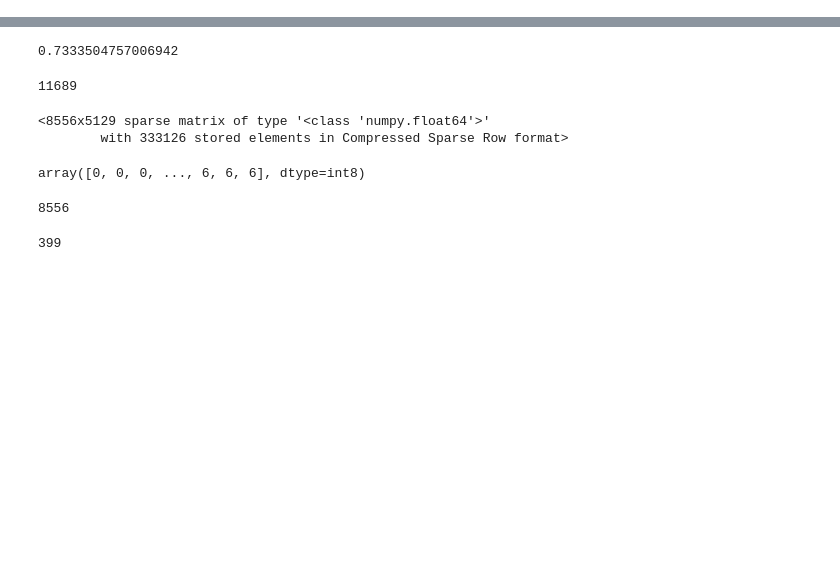
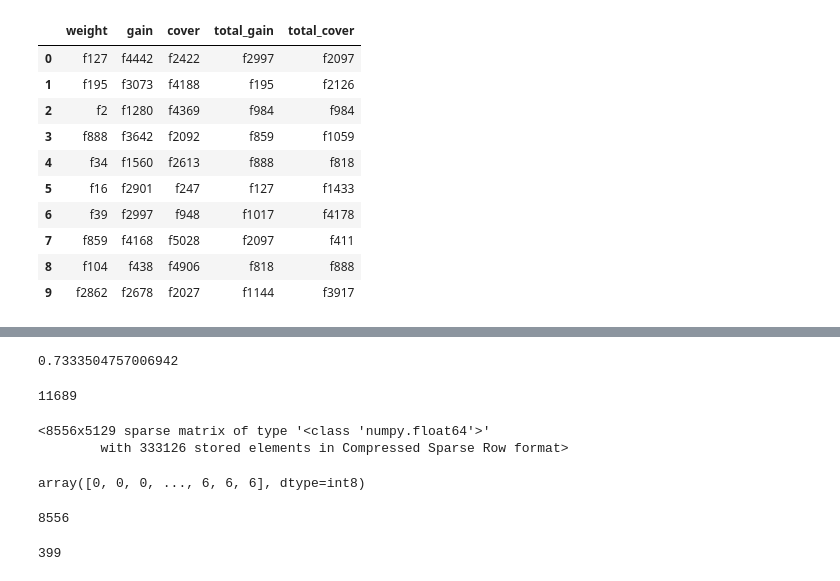
Before and after one commit to rxvl-d/curri, a Jupyter notebook: notebooks/scratch.ipynb, the cells around one changed output, grey strips where cells are left out. Cells and saved outputs as stored; diff of their text form; code cells hidden in the pictures; blank space fills up the shorter version.

```diff
--- a/notebooks/scratch.ipynb
+++ b/notebooks/scratch.ipynb
@@ -153,0 +198,8 @@ array([0, 1, 0, 0, 0, 0, 0, 0, 0, 0, 0, 0, 0, 0, 0, 0, 0, 0, 0, 0])
+# %%
+loader = Loader()
+extractor = Extractor()
+# %%
+df, selected_lesson_ilocs, selected_land_ilocs = loader.sublessons_w_content(False, None)
+# %%
+X = extractor.join(df.content, None, 'babelkw')
+y = df.klass
@@ -153,0 +211,4 @@ array([0, 1, 0, 0, 0, 0, 0, 0, 0, 0, 0, 0, 0, 0, 0, 0, 0, 0, 0, 0])
+# %%
+model = xgb.XGBClassifier(objective='merror', eval_metric='merror')
+model.fit(X, y)
+# plot feature importance
@@ -153,0 +228,25 @@ array([0, 1, 0, 0, 0, 0, 0, 0, 0, 0, 0, 0, 0, 0, 0, 0, 0, 0, 0, 0])
+# %%
+importance_types = ['weight', 'gain', 'cover', 'total_gain', 'total_cover']
+out = dict()
+scores = dict()
+rankings = dict()
+for types in importance_types:
+    raw_scores = model.get_booster().get_score(importance_type=types, fmap='').items()
+    sorted_scores = sorted(raw_scores, key=lambda x: x[1], reverse=True)
+    sorted_rankings = sorted(enumerate(sorted_scores), key=lambda x: int(x[1][0].replace('f', '')))
+    out[types] = [i[0] for i in sorted_scores[:10]]
+    scores[types] = [i[1] for i in raw_scores]
+    rankings[types] = [i for i, _ in sorted_rankings]
+pd.DataFrame(out)
+# %% [output]
+|  | weight | gain | cover | total_gain | total_cover |
+| 0 | f127 | f4442 | f2422 | f2997 | f2097 |
+| 1 | f195 | f3073 | f4188 | f195 | f2126 |
+| 2 | f2 | f1280 | f4369 | f984 | f984 |
+| 3 | f888 | f3642 | f2092 | f859 | f1059 |
+| 4 | f34 | f1560 | f2613 | f888 | f818 |
+| 5 | f16 | f2901 | f247 | f127 | f1433 |
+| 6 | f39 | f2997 | f948 | f1017 | f4178 |
+| 7 | f859 | f4168 | f5028 | f2097 | f411 |
+| 8 | f104 | f438 | f4906 | f818 | f888 |
+| 9 | f2862 | f2678 | f2027 | f1144 | f3917 |
```
Also changed, not shown: parts of 88 cells of this notebook, 8 other files.
